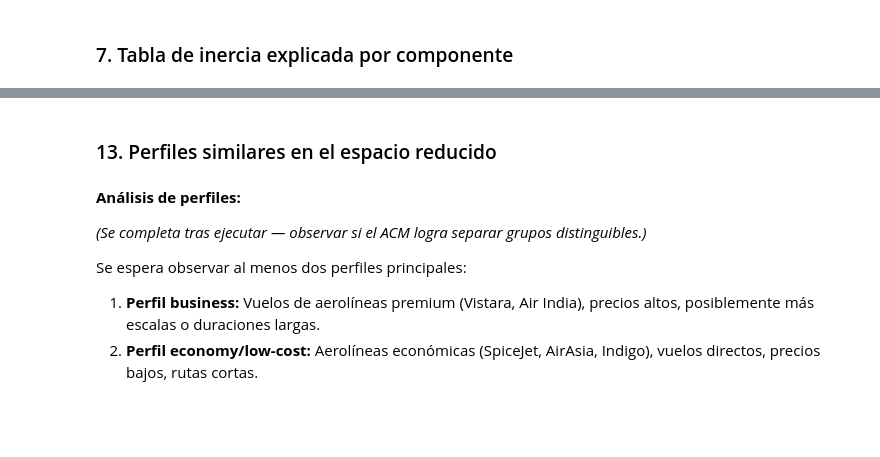
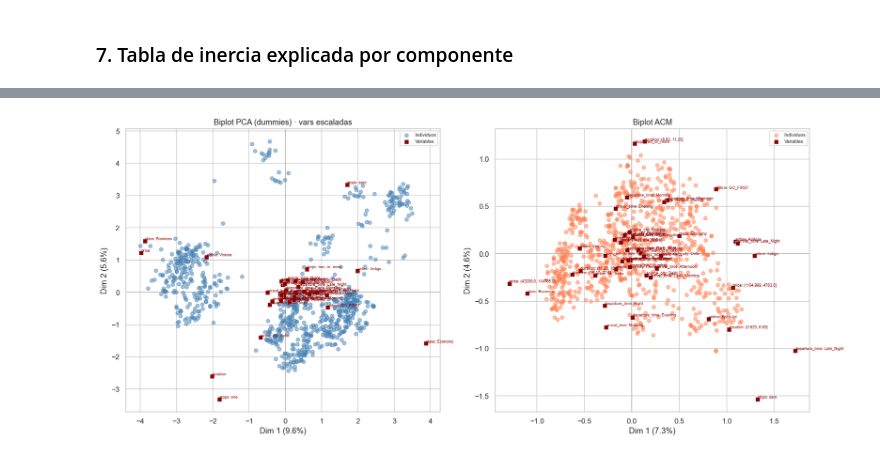
Before and after one commit to DannyV1992/curso_mineria_de_datos, a Jupyter notebook: Tareas/Tarea_4/1_ACM_Vuelos.ipynb, the cells around one changed output, grey strips where cells are left out. Saved outputs shown, nothing was run; the diff lists cells and outputs as text; code cells hidden in the pictures; blank space fills up the shorter version.

```diff
--- a/Tareas/Tarea_4/1_ACM_Vuelos.ipynb
+++ b/Tareas/Tarea_4/1_ACM_Vuelos.ipynb
@@ -243,2 +171,0 @@ display(contrib_var.sort_values('Dim 1 (%)', ascending=False))
-# %% [markdown]
-### 13. Perfiles similares en el espacio reducido
@@ -294,8 +172,4 @@ print(coords_ind_air.groupby('airline')[[0, 1]].mean().round(3))
-# %% [markdown]
-**Análisis de perfiles:**
-
-*(Se completa tras ejecutar — observar si el ACM logra separar grupos distinguibles.)*
-
-Se espera observar al menos dos perfiles principales:
-1. **Perfil business:** Vuelos de aerolíneas premium (Vistara, Air India), precios altos, posiblemente más escalas o duraciones largas.
-2. **Perfil economy/low-cost:** Aerolíneas económicas (SpiceJet, AirAsia, Indigo), vuelos directos, precios bajos, rutas cortas.
+# %%
+fx.plot_biplots()
+# %% [output]
+[figure, added]
```
Also changed, not shown: parts of 37 cells of this notebook, 5 other files.
